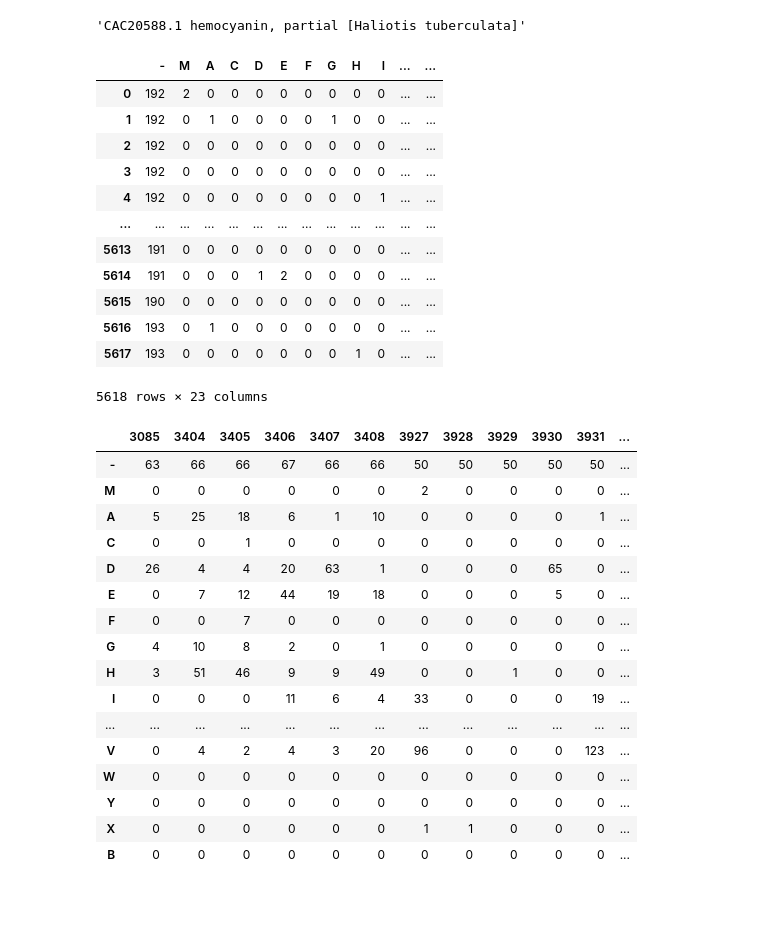
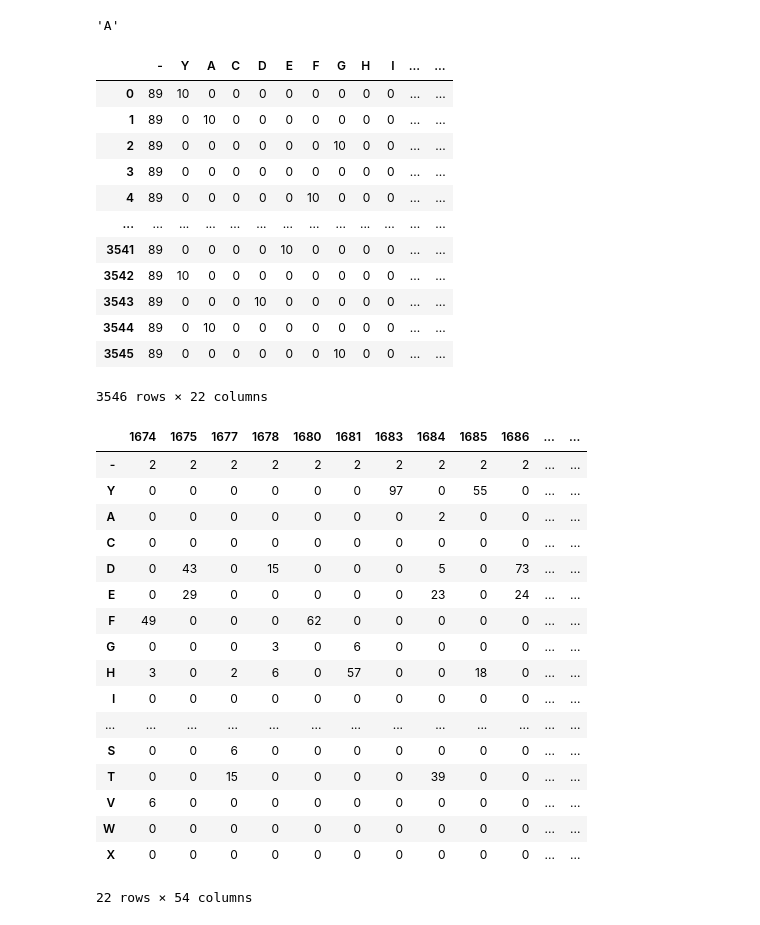
Before and after one commit to mcruggiero/BioVillage, a Jupyter notebook: code/Fasta_Alignment.ipynb, the cells around one changed output. Cells and saved outputs as stored; diff of their text form; code cells hidden in the pictures.

```diff
--- a/code/Fasta_Alignment.ipynb
+++ b/code/Fasta_Alignment.ipynb
@@ -16,0 +13,3 @@ len(amino_letters)
+# %%
+amino_letters.insert(0,"-")
+len(amino_letters)
@@ -40,5 +64,5 @@ mollusks_hemocyanin.fasta-aligned.fasta
 # %%
-align = AlignIO.read("mollusks_hemocyanin.fasta-aligned.fasta", "fasta")
+align = AlignIO.read("rcsb_model.fasta-aligned.fasta", "fasta")
 entries = []
 for i in align:
     entries.append(i)
@@ -66,12 +90,13 @@ protein_dic = {}
 
 # All of these entries should be the same length
 for entry in entries:
-    protein_dic[entry.id] = {i:entry.seq[i] for i in range(len(entries[0].seq))}
-    protein_dic[entry.id]["description"] = entry.description
+    protein_dic[entry.id.split("|")[0]] = {i:entry.seq[i] for i in range(len(entries[0].seq))}
+    protein_dic[entry.id.split("|")[0]]["protein"] = entry.id.split("|")[0].split(":")[0]
+    protein_dic[entry.id.split("|")[0]]["class"] = entry.id.split("|")[0].split(":")[1]
-# %%
-protein_dic['CAC20588.1']["description"]
-# %% [output]
-'CAC20588.1 hemocyanin, partial [Haliotis tuberculata]'
+# %%
+protein_dic['1HC1:A']["class"]
+# %% [output]
+'A'
 # %%
 hc = pd.DataFrame.from_dict(protein_dic).T
 # %%
@@ -88,37 +113,38 @@ hcc = hcc.fillna(0).astype(int)
 # %%
 hcc
 # %% [output]
-|  | - | M | A | C | D | E | F | G | H | I | ... | ... |
-| 0 | 192 | 2 | 0 | 0 | 0 | 0 | 0 | 0 | 0 | 0 | ... | ... |
-| 1 | 192 | 0 | 1 | 0 | 0 | 0 | 0 | 1 | 0 | 0 | ... | ... |
-| 2 | 192 | 0 | 0 | 0 | 0 | 0 | 0 | 0 | 0 | 0 | ... | ... |
-| 3 | 192 | 0 | 0 | 0 | 0 | 0 | 0 | 0 | 0 | 0 | ... | ... |
-| 4 | 192 | 0 | 0 | 0 | 0 | 0 | 0 | 0 | 0 | 1 | ... | ... |
+|  | - | Y | A | C | D | E | F | G | H | I | ... | ... |
+| 0 | 89 | 10 | 0 | 0 | 0 | 0 | 0 | 0 | 0 | 0 | ... | ... |
+| 1 | 89 | 0 | 10 | 0 | 0 | 0 | 0 | 0 | 0 | 0 | ... | ... |
+| 2 | 89 | 0 | 0 | 0 | 0 | 0 | 0 | 10 | 0 | 0 | ... | ... |
+| 3 | 89 | 0 | 0 | 0 | 0 | 0 | 0 | 0 | 0 | 0 | ... | ... |
+| 4 | 89 | 0 | 0 | 0 | 0 | 0 | 10 | 0 | 0 | 0 | ... | ... |
 | ... | ... | ... | ... | ... | ... | ... | ... | ... | ... | ... | ... | ... |
-| 5613 | 191 | 0 | 0 | 0 | 0 | 0 | 0 | 0 | 0 | 0 | ... | ... |
-| 5614 | 191 | 0 | 0 | 0 | 1 | 2 | 0 | 0 | 0 | 0 | ... | ... |
-| 5615 | 190 | 0 | 0 | 0 | 0 | 0 | 0 | 0 | 0 | 0 | ... | ... |
-| 5616 | 193 | 0 | 1 | 0 | 0 | 0 | 0 | 0 | 0 | 0 | ... | ... |
-| 5617 | 193 | 0 | 0 | 0 | 0 | 0 | 0 | 0 | 1 | 0 | ... | ... |
+| 3541 | 89 | 0 | 0 | 0 | 0 | 10 | 0 | 0 | 0 | 0 | ... | ... |
+| 3542 | 89 | 10 | 0 | 0 | 0 | 0 | 0 | 0 | 0 | 0 | ... | ... |
+| 3543 | 89 | 0 | 0 | 0 | 10 | 0 | 0 | 0 | 0 | 0 | ... | ... |
+| 3544 | 89 | 0 | 10 | 0 | 0 | 0 | 0 | 0 | 0 | 0 | ... | ... |
+| 3545 | 89 | 0 | 0 | 0 | 0 | 0 | 0 | 10 | 0 | 0 | ... | ... |
-5618 rows × 23 columns
+3546 rows × 22 columns
 # %%
-hcc[hcc["-"] < 68].T
+hcc[hcc["-"] < 3].T
 # %% [output]
-|  | 3085 | 3404 | 3405 | 3406 | 3407 | 3408 | 3927 | 3928 | 3929 | 3930 | 3931 | ... |
-| - | 63 | 66 | 66 | 67 | 66 | 66 | 50 | 50 | 50 | 50 | 50 | ... |
-| M | 0 | 0 | 0 | 0 | 0 | 0 | 2 | 0 | 0 | 0 | 0 | ... |
-| A | 5 | 25 | 18 | 6 | 1 | 10 | 0 | 0 | 0 | 0 | 1 | ... |
-| C | 0 | 0 | 1 | 0 | 0 | 0 | 0 | 0 | 0 | 0 | 0 | ... |
-| D | 26 | 4 | 4 | 20 | 63 | 1 | 0 | 0 | 0 | 65 | 0 | ... |
-| E | 0 | 7 | 12 | 44 | 19 | 18 | 0 | 0 | 0 | 5 | 0 | ... |
-| F | 0 | 0 | 7 | 0 | 0 | 0 | 0 | 0 | 0 | 0 | 0 | ... |
-| G | 4 | 10 | 8 | 2 | 0 | 1 | 0 | 0 | 0 | 0 | 0 | ... |
-| H | 3 | 51 | 46 | 9 | 9 | 49 | 0 | 0 | 1 | 0 | 0 | ... |
-| I | 0 | 0 | 0 | 11 | 6 | 4 | 33 | 0 | 0 | 0 | 19 | ... |
+|  | 1674 | 1675 | 1677 | 1678 | 1680 | 1681 | 1683 | 1684 | 1685 | 1686 | ... | ... |
+| - | 2 | 2 | 2 | 2 | 2 | 2 | 2 | 2 | 2 | 2 | ... | ... |
+| Y | 0 | 0 | 0 | 0 | 0 | 0 | 97 | 0 | 55 | 0 | ... | ... |
+| A | 0 | 0 | 0 | 0 | 0 | 0 | 0 | 2 | 0 | 0 | ... | ... |
+| C | 0 | 0 | 0 | 0 | 0 | 0 | 0 | 0 | 0 | 0 | ... | ... |
+| D | 0 | 43 | 0 | 15 | 0 | 0 | 0 | 5 | 0 | 73 | ... | ... |
+| E | 0 | 29 | 0 | 0 | 0 | 0 | 0 | 23 | 0 | 24 | ... | ... |
+| F | 49 | 0 | 0 | 0 | 62 | 0 | 0 | 0 | 0 | 0 | ... | ... |
+| G | 0 | 0 | 0 | 3 | 0 | 6 | 0 | 0 | 0 | 0 | ... | ... |
+| H | 3 | 0 | 2 | 6 | 0 | 57 | 0 | 0 | 18 | 0 | ... | ... |
+| I | 0 | 0 | 0 | 0 | 0 | 0 | 0 | 0 | 0 | 0 | ... | ... |
 | ... | ... | ... | ... | ... | ... | ... | ... | ... | ... | ... | ... | ... |
-| V | 0 | 4 | 2 | 4 | 3 | 20 | 96 | 0 | 0 | 0 | 123 | ... |
-| W | 0 | 0 | 0 | 0 | 0 | 0 | 0 | 0 | 0 | 0 | 0 | ... |
-| Y | 0 | 0 | 0 | 0 | 0 | 0 | 0 | 0 | 0 | 0 | 0 | ... |
-| X | 0 | 0 | 0 | 0 | 0 | 0 | 1 | 1 | 0 | 0 | 0 | ... |
-| B | 0 | 0 | 0 | 0 | 0 | 0 | 0 | 0 | 0 | 0 | 0 | ... |
+| S | 0 | 0 | 6 | 0 | 0 | 0 | 0 | 0 | 0 | 0 | ... | ... |
+| T | 0 | 0 | 15 | 0 | 0 | 0 | 0 | 39 | 0 | 0 | ... | ... |
+| V | 6 | 0 | 0 | 0 | 0 | 0 | 0 | 0 | 0 | 0 | ... | ... |
+| W | 0 | 0 | 0 | 0 | 0 | 0 | 0 | 0 | 0 | 0 | ... | ... |
+| X | 0 | 0 | 0 | 0 | 0 | 0 | 0 | 0 | 0 | 0 | ... | ... |
+22 rows × 54 columns
 # %%
```
Also changed, not shown: parts of 25 cells of this notebook, 31 other files.
